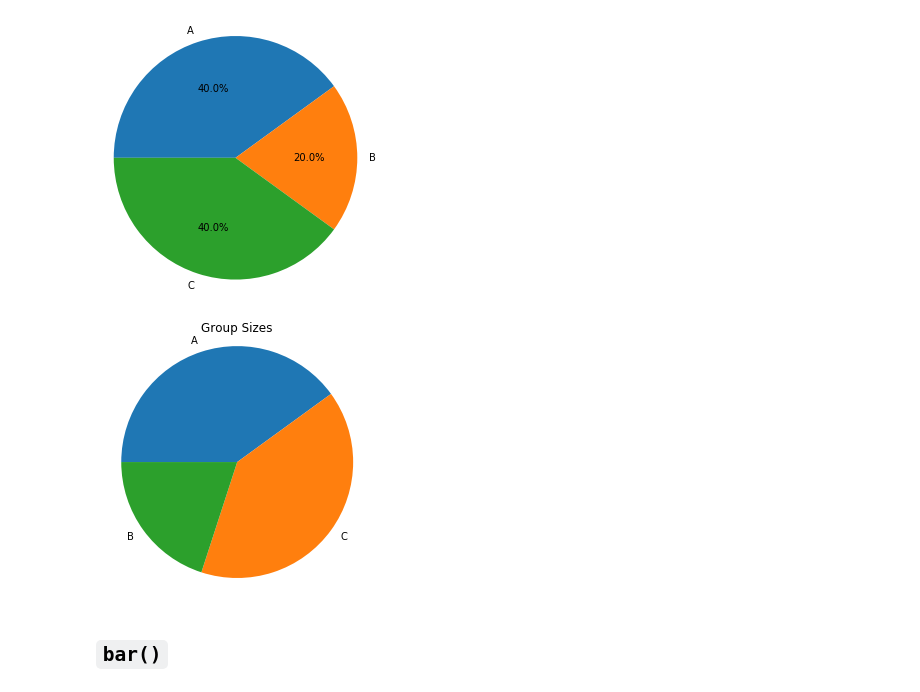
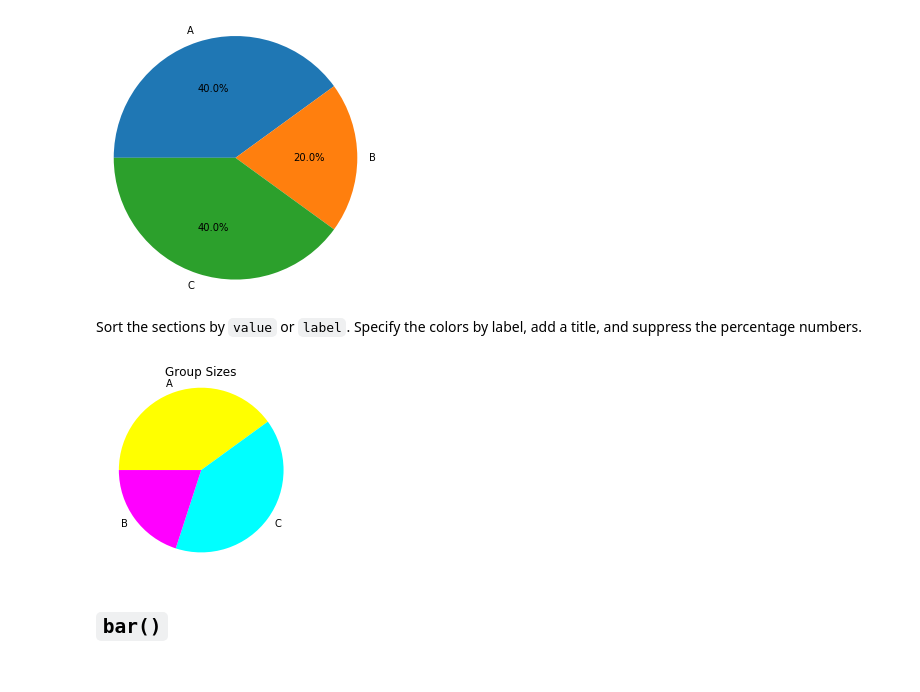
Before and after one commit to mastersign/mastersign-datascience, a Jupyter notebook: demo-plot.ipynb, the cells around one changed output. Saved outputs shown, nothing was run; the diff lists cells and outputs as text; code cells hidden in the pictures.

```diff
--- a/demo-plot.ipynb
+++ b/demo-plot.ipynb
@@ -113,11 +127,15 @@ Display the size of groups in a data set.
 pl.pie_groups(data_1, 'group')
 # %% [output]
 [figure]
+# %% [markdown]
+Sort the sections by `value` or `label`.
+Specify the colors by label, add a title, and suppress the percentage numbers.
 # %%
 pl.pie_groups(data_1, 'group', sort_by='value',
-              title="Group Sizes", pct=False)
+              color={'A': 'yellow', 'B': 'magenta', 'C': 'cyan'},
+              title="Group Sizes", pct=False, figsize=(3, 3))
 # %% [output]
-[figure, old version]
+[figure, new version]
 # %% [markdown]
 ## `bar()`
 # %% [markdown]
```
Also changed, not shown: parts of 23 cells of this notebook, 1 other file.
